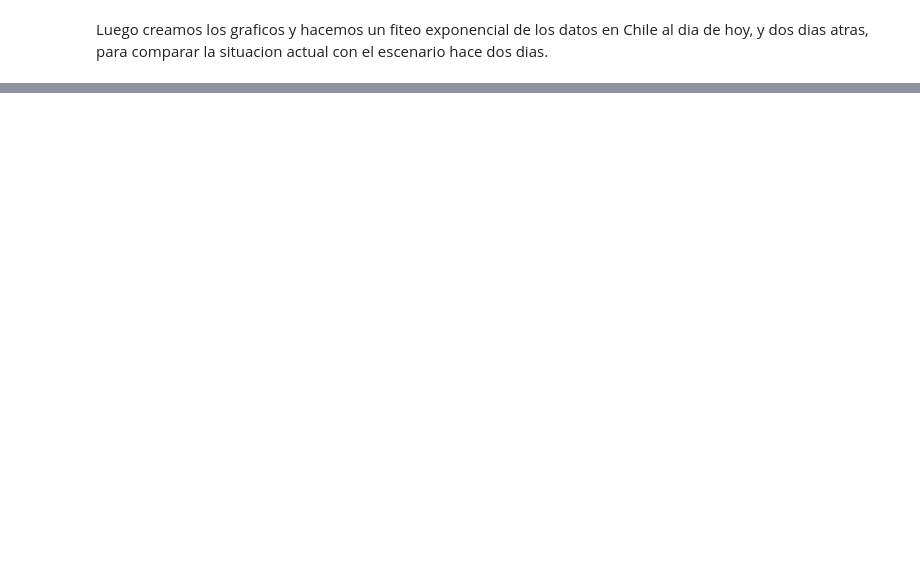
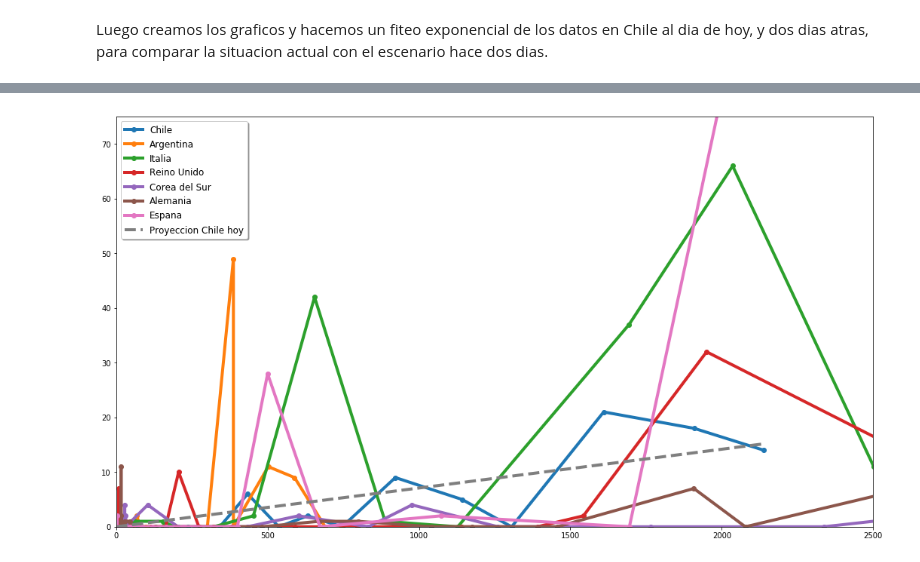
Before and after one commit to svezden/COVID-19, a Jupyter notebook: csse_covid_19_data/Analysis_Covid19.ipynb, the cells around one changed output, grey strips where cells are left out. Saved outputs shown, nothing was run; the diff lists cells and outputs as text; code cells hidden in the pictures; blank space fills up the shorter version.

```diff
--- a/csse_covid_19_data/Analysis_Covid19.ipynb
+++ b/csse_covid_19_data/Analysis_Covid19.ipynb
@@ -73,0 +116,25 @@ ax.axis([0, 20, 0, 3000])
+# %%
+recovered = pd.read_csv('https://raw.githubusercontent.com/CSSEGISandData/COVID-19/master/csse_covid_19_data/csse_covid_19_time_series/time_series_covid19_recovered_global.csv')
+recov = recovered.loc[recovered['Country/Region'].isin(['Chile','Germany','Korea, South','Spain','Italy', 'Argentina', 'United Kingdom'])].T
+ts_recov = recov.loc['1/22/20':'3/29/20'].rename(columns = {39: "Chile", 131: "Italia", 223: "Reino Unido", 137: "Corea del Sur", 199: "Espana", 112: "Alemania", 6: "Argentina"})
+# %%
+def linear_func(x, a):
+    return a*x
+# %%
+min_confirm = 100
+countries = ['Chile','Argentina','Italia','Reino Unido','Corea del Sur','Alemania','Espana']
+drecov_dt = {}
+data_country_total = {}
+fig, ax = plt.subplots()
+for country in countries:
+    drecov_dt[country] = [ts_recov[country][i]-ts_recov[country][i-1] for i in range(1,len(ts_recov[country]))]
+    data_country_total[country] = ts_data[country]
+    ax.plot(ts_data[country][1:], drecov_dt[country] , label = str(country), linewidth=4, marker = "." , markersize = 12)
+ax.axis([0, 2500, 0, 75])
+params_gamma, pcov_gamma = optimize.curve_fit(linear_func, np.array(ts_data['Chile'][1:],dtype = float), np.array(drecov_dt['Chile'],dtype = float),
+                                               p0=[2])
+ax.plot(ts_data['Chile'][1:], linear_func(ts_data['Chile'][1:], params_gamma[0]),
+         label='Proyeccion Chile hoy', linewidth = 4, linestyle ='--')
+legend = ax.legend(loc = 'upper left', shadow = True, fontsize='larger')
+# %% [output]
+[figure, added]
```
Also changed, not shown: parts of 11 cells of this notebook.
